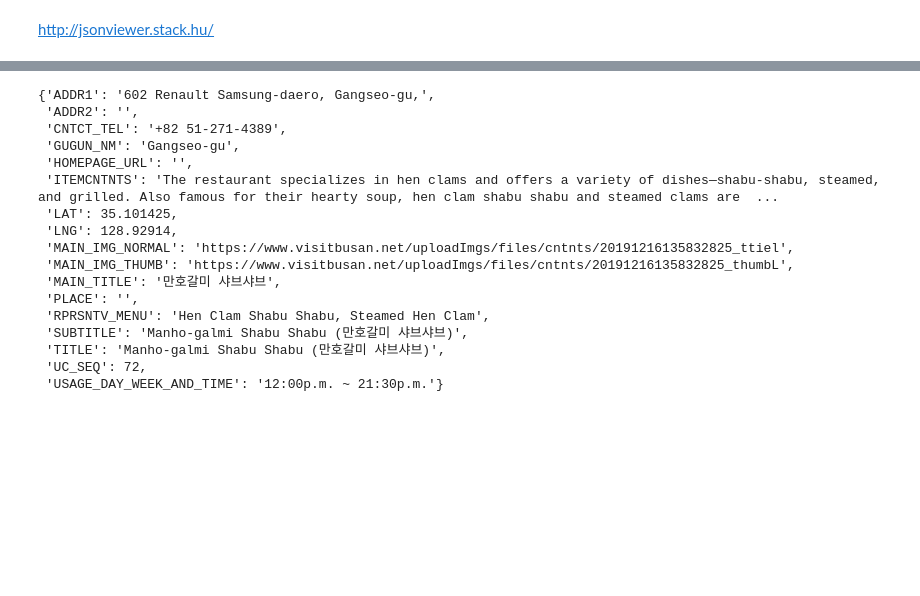
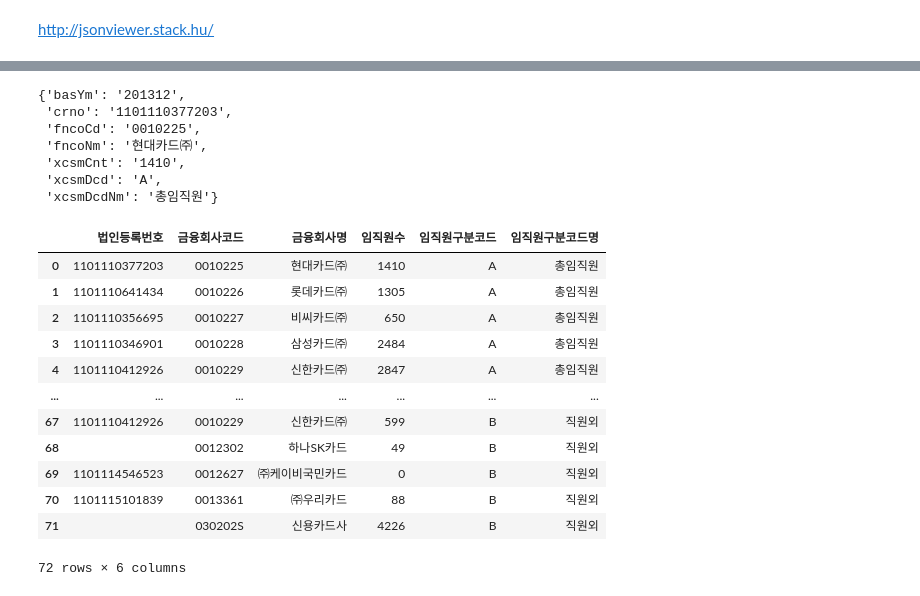
Before and after one commit to Ko4rii/Class2022Spring, a Jupyter notebook: 20220328.ipynb, the cells around one changed output, grey strips where cells are left out. Saved outputs shown, nothing was run; the diff lists cells and outputs as text; code cells hidden in the pictures; blank space fills up the shorter version.

```diff
--- a/20220328.ipynb
+++ b/20220328.ipynb
@@ -8,5 +26,5 @@ import pandas as pd
 # %%
-URL = ('http://apis.data.go.kr/6260000/FoodService/getFoodEn?serviceKey=IfP6S3pUTEI5Xq%2FKPo5zzDnltUmDq9%2B6KYfhC7NOiB89K388mQOtSNOd5Nmg%2F%2Fmrv43Nvk84kTPqX2ndOG2%2B2g%3D%3D&numOfRows=100&pageNo=1&resultType=json')
+URL = ('http://apis.data.go.kr/1160100/service/GetCredCardCompInfoService/getCredCardCompGeneInfo?pageNo=1&numOfRows=100&resultType=json&title=신용카드_일반현황_임직원현황&basYm=201312&serviceKey=IfP6S3pUTEI5Xq%2FKPo5zzDnltUmDq9%2B6KYfhC7NOiB89K388mQOtSNOd5Nmg%2F%2Fmrv43Nvk84kTPqX2ndOG2%2B2g%3D%3D')
 response = requests.get(URL)
 # %%
 response
@@ -20,39 +56,42 @@ print(type(r))
 # %%
-items = r['getFoodEn']['item']
+items = r['response']['body']['tableList'][0]['items']['item']
 items[0]
 # %% [output]
-{'ADDR1': '602 Renault Samsung-daero, Gangseo-gu,',
- 'ADDR2': '',
- 'CNTCT_TEL': '+82 51-271-4389',
- 'GUGUN_NM': 'Gangseo-gu',
- 'HOMEPAGE_URL': '',
- 'ITEMCNTNTS': 'The restaurant specializes in hen clams and offers a variety of dishes—shabu-shabu, steamed, and grilled. Also famous for their hearty soup, hen clam shabu shabu and steamed clams are  ...
- 'LAT': 35.101425,
- 'LNG': 128.92914,
- 'MAIN_IMG_NORMAL': 'https://www.visitbusan.net/uploadImgs/files/cntnts/20191216135832825_ttiel',
- 'MAIN_IMG_THUMB': 'https://www.visitbusan.net/uploadImgs/files/cntnts/20191216135832825_thumbL',
- 'MAIN_TITLE': '만호갈미 샤브샤브',
- 'PLACE': '',
- 'RPRSNTV_MENU': 'Hen Clam Shabu Shabu, Steamed Hen Clam',
- 'SUBTITLE': 'Manho-galmi Shabu Shabu (만호갈미 샤브샤브)',
- 'TITLE': 'Manho-galmi Shabu Shabu (만호갈미 샤브샤브)',
- 'UC_SEQ': 72,
- 'USAGE_DAY_WEEK_AND_TIME': '12:00p.m. ~ 21:30p.m.'}
+{'basYm': '201312',
+ 'crno': '1101110377203',
+ 'fncoCd': '0010225',
+ 'fncoNm': '현대카드㈜',
+ 'xcsmCnt': '1410',
+ 'xcsmDcd': 'A',
+ 'xcsmDcdNm': '총임직원'}
 # %%
-ADDR1 = [item['ADDR1'] for item in items]
-ADDR2 = [item['ADDR2'] for item in items]
-ITEMCNTNTS = [item['ITEMCNTNTS'] for item in items]
-MAIN_TITLE = [item['MAIN_TITLE'] for item in items]
-RPRSNTV_MENU = [item['RPRSNTV_MENU'] for item in items]
-TITLE = [item['TITLE'] for item in items]
-USAGE_DAY_WEEK_AND_TIME = [item['USAGE_DAY_WEEK_AND_TIME'] for item in items]
+crno = [item['crno'] for item in items]
+fncoCd = [item['fncoCd'] for item in items]
+fncoNm = [item['fncoNm'] for item in items]
+xcsmCnt = [item['xcsmCnt'] for item in items]
+xcsmDcd = [item['xcsmDcd'] for item in items]
+xcsmDcdNm = [item['xcsmDcdNm'] for item in items]
 
-ADDR1 = pd.Series(ADDR1)
-ADDR2 = pd.Series(ADDR2)
-ITEMCNTNTS = pd.Series(ITEMCNTNTS)
-MAIN_TITLE = pd.Series(MAIN_TITLE)
-RPRSNTV_MENU = pd.Series(RPRSNTV_MENU)
-TITLE = pd.Series(TITLE)
-USAGE_DAY_WEEK_AND_TIME = pd.Series(USAGE_DAY_WEEK_AND_TIME)
+crno = pd.Series(crno)
+fncoCd = pd.Series(fncoCd)
+fncoNm = pd.Series(fncoNm)
+xcsmCnt = pd.Series(xcsmCnt)
+xcsmDcd = pd.Series(xcsmDcd)
+xcsmDcdNm = pd.Series(xcsmDcdNm)
 
-df = pd.DataFrame({'ADDR1': ADDR1, 'ADDR2': ADDR2, 'ITEMCNTNTS': ITEMCNTNTS, 'MAIN_TITLE': MAIN_TITLE, 'RPRSNTV_MENU': RPRSNTV_MENU, 'TITLE': TITLE, 'USAGE_DAY_WEEK_AND_TIME': USAGE_DAY_WEEK_AND_TIME})
+df = pd.DataFrame({'법인등록번호': crno, '금융회사코드': fncoCd, '금융회사명': fncoNm, '임직원수': xcsmCnt, '임직원구분코드': xcsmDcd, '임직원구분코드명': xcsmDcdNm})
+df
+# %% [output]
+|  | 법인등록번호 | 금융회사코드 | 금융회사명 | 임직원수 | 임직원구분코드 | 임직원구분코드명 |
+| 0 | 1101110377203 | 0010225 | 현대카드㈜ | 1410 | A | 총임직원 |
+| 1 | 1101110641434 | 0010226 | 롯데카드㈜ | 1305 | A | 총임직원 |
+| 2 | 1101110356695 | 0010227 | 비씨카드㈜ | 650 | A | 총임직원 |
+| 3 | 1101110346901 | 0010228 | 삼성카드㈜ | 2484 | A | 총임직원 |
+| 4 | 1101110412926 | 0010229 | 신한카드㈜ | 2847 | A | 총임직원 |
+| ... | ... | ... | ... | ... | ... | ... |
+| 67 | 1101110412926 | 0010229 | 신한카드㈜ | 599 | B | 직원외 |
+| 68 |  | 0012302 | 하나SK카드 | 49 | B | 직원외 |
+| 69 | 1101114546523 | 0012627 | ㈜케이비국민카드 | 0 | B | 직원외 |
+| 70 | 1101115101839 | 0013361 | ㈜우리카드 | 88 | B | 직원외 |
+| 71 |  | 030202S | 신용카드사 | 4226 | B | 직원외 |
+72 rows × 6 columns
```
Also changed, not shown: parts of 7 cells of this notebook.
